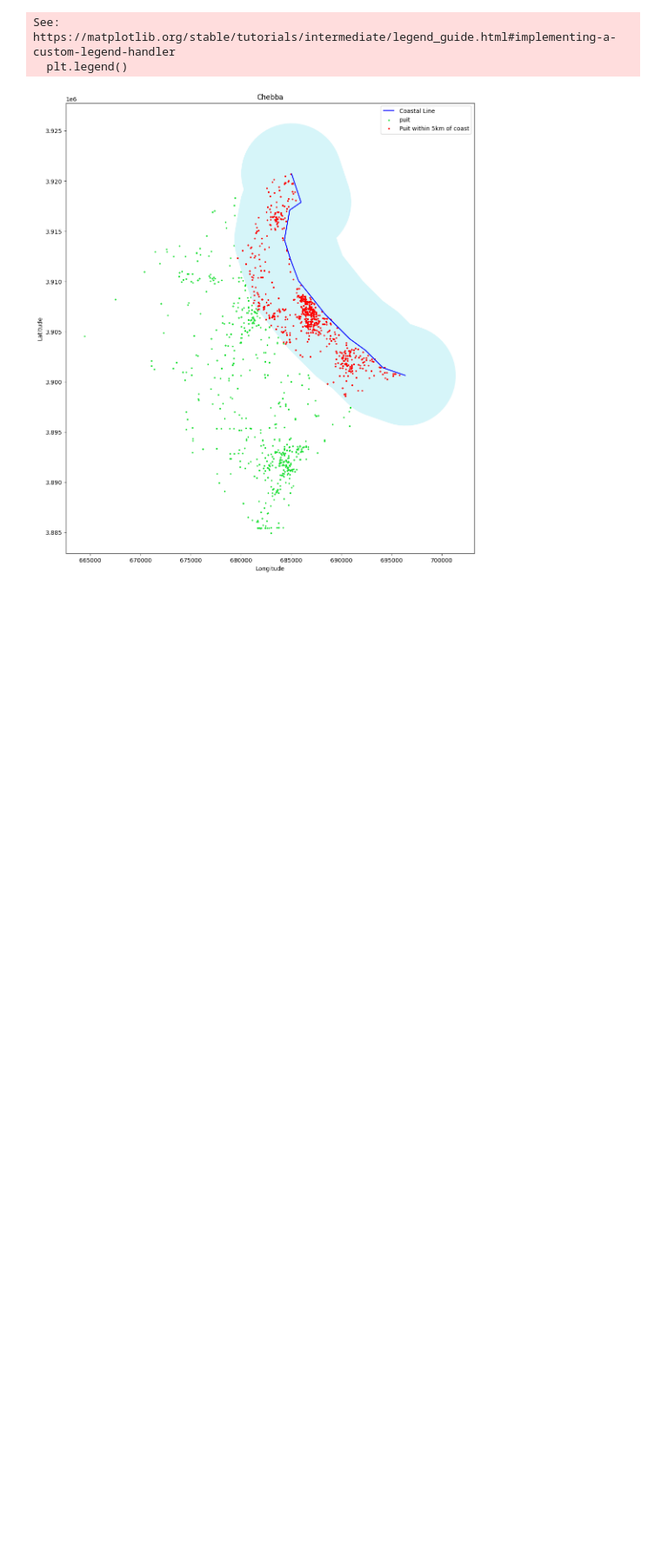
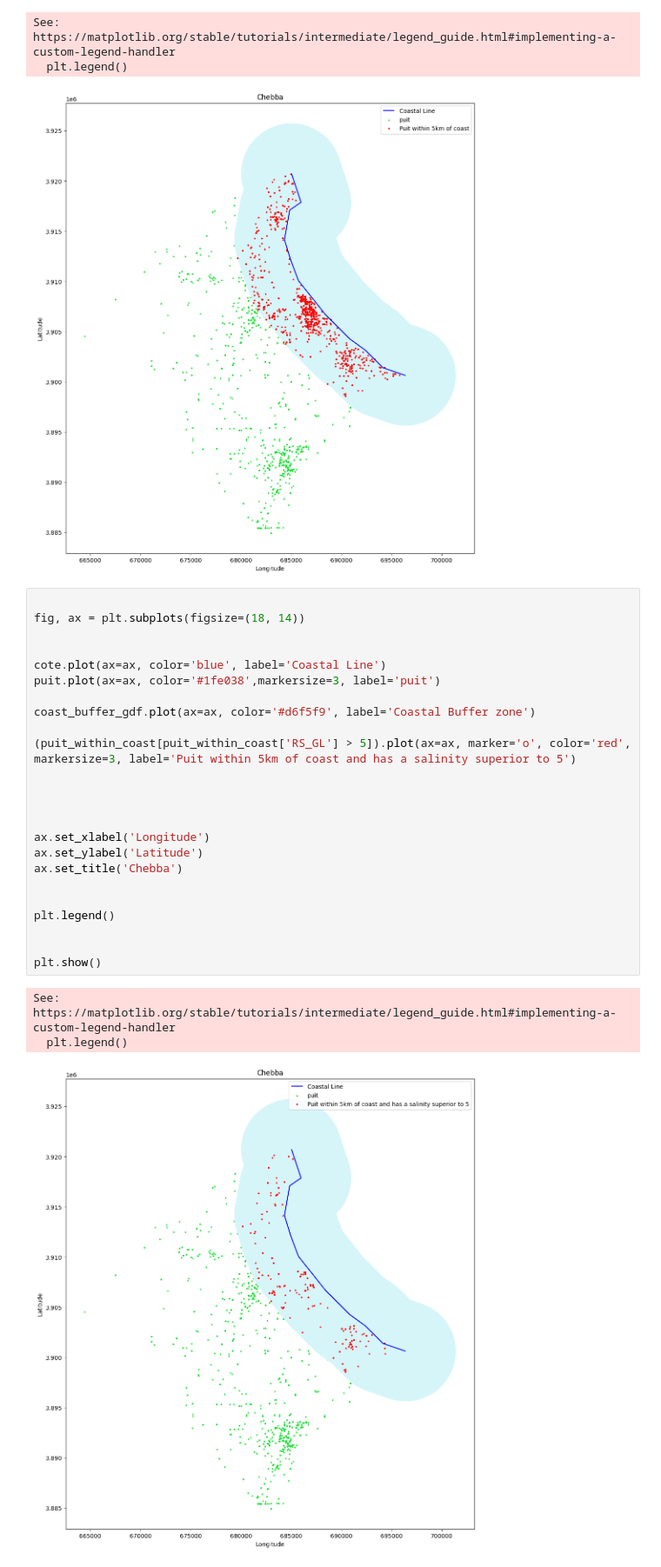
Before and after one commit to SayehOmar/SIG_Avance_TP, a Jupyter notebook: chebba/données exercice 1/chebba.ipynb, the cells around one changed output. Shown at 87% size. Saved outputs shown, nothing was run; the diff lists cells and outputs as text; blank space fills up the shorter version.

```diff
--- a/chebba/données exercice 1/chebba.ipynb
+++ b/chebba/données exercice 1/chebba.ipynb
@@ -100,3 +100,31 @@ plt.show()
 See: https://matplotlib.org/stable/tutorials/intermediate/legend_guide.html#implementing-a-custom-legend-handler
   plt.legend()
 [figure]
+# %%
+
+fig, ax = plt.subplots(figsize=(18, 14))
+
+
+cote.plot(ax=ax, color='blue', label='Coastal Line')
+puit.plot(ax=ax, color='#1fe038',markersize=3, label='puit')
+
+coast_buffer_gdf.plot(ax=ax, color='#d6f5f9', label='Coastal Buffer zone')
+
+(puit_within_coast[puit_within_coast['RS_GL'] > 5]).plot(ax=ax, marker='o', color='red', markersize=3, label='Puit within 5km of coast and has a salinity superior to 5')
+
+
+
+
+ax.set_xlabel('Longitude')
+ax.set_ylabel('Latitude')
+ax.set_title('Chebba')
+
+
+plt.legend()
+
+
+plt.show()
+# %% [output]
+See: https://matplotlib.org/stable/tutorials/intermediate/legend_guide.html#implementing-a-custom-legend-handler
+  plt.legend()
+[figure, added]
```
Also changed, not shown: parts of 1 cell of this notebook.
